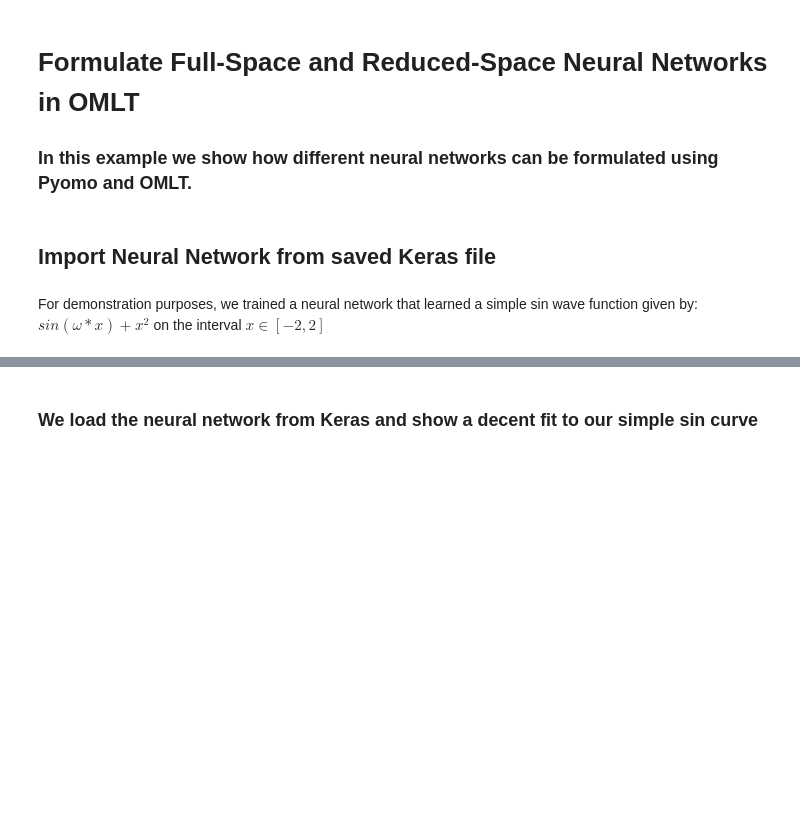
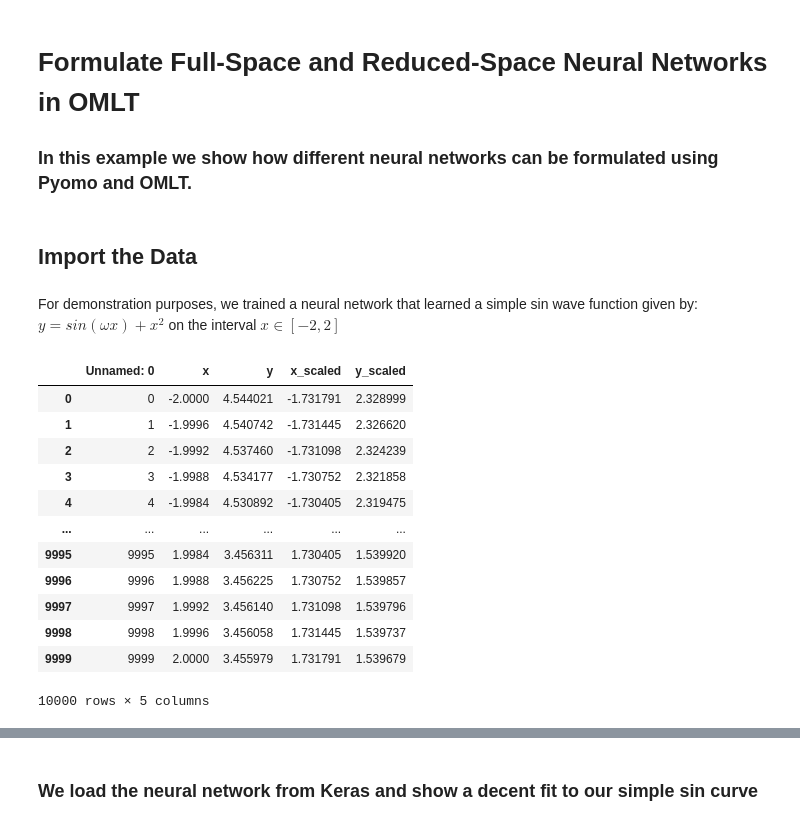
Before and after one commit to chrismarquez/OMLT, a Jupyter notebook: docs/notebooks/neuralnet/formulate_neural_networks.ipynb, the cells around one changed output, grey strips where cells are left out. Saved outputs shown, nothing was run; the diff lists cells and outputs as text; code cells hidden in the pictures; blank space fills up the shorter version.

```diff
--- a/docs/notebooks/neuralnet/formulate_neural_networks.ipynb
+++ b/docs/notebooks/neuralnet/formulate_neural_networks.ipynb
@@ -16,11 +31,26 @@ from omlt.neuralnet import NetworkDefinition
 from omlt.io import keras_reader
 import omlt
 # %% [markdown]
-## Import Neural Network from saved Keras file
+## Import the Data
 # %% [markdown]
 For demonstration purposes, we trained a neural network that learned a simple sin wave function given by:
-$sin(\omega*x) + x^2$ on the interval $x \in [-2,2]$
+$y=sin(\omega x) + x^2$ on the interval $x \in [-2,2]$
 # %%
 #load the original training data
 df = pd.read_csv("keras_model_sin_wave/sinwave_dataset.csv")
+df
+# %% [output]
+|  | Unnamed: 0 | x | y | x_scaled | y_scaled |
+| 0 | 0 | -2.0000 | 4.544021 | -1.731791 | 2.328999 |
+| 1 | 1 | -1.9996 | 4.540742 | -1.731445 | 2.326620 |
+| 2 | 2 | -1.9992 | 4.537460 | -1.731098 | 2.324239 |
+| 3 | 3 | -1.9988 | 4.534177 | -1.730752 | 2.321858 |
+| 4 | 4 | -1.9984 | 4.530892 | -1.730405 | 2.319475 |
+| ... | ... | ... | ... | ... | ... |
+| 9995 | 9995 | 1.9984 | 3.456311 | 1.730405 | 1.539920 |
+| 9996 | 9996 | 1.9988 | 3.456225 | 1.730752 | 1.539857 |
+| 9997 | 9997 | 1.9992 | 3.456140 | 1.731098 | 1.539796 |
+| 9998 | 9998 | 1.9996 | 3.456058 | 1.731445 | 1.539737 |
+| 9999 | 9999 | 2.0000 | 3.455979 | 1.731791 | 1.539679 |
+10000 rows × 5 columns
 # %% [markdown]
```
Also changed, not shown: parts of 20 cells of this notebook.
